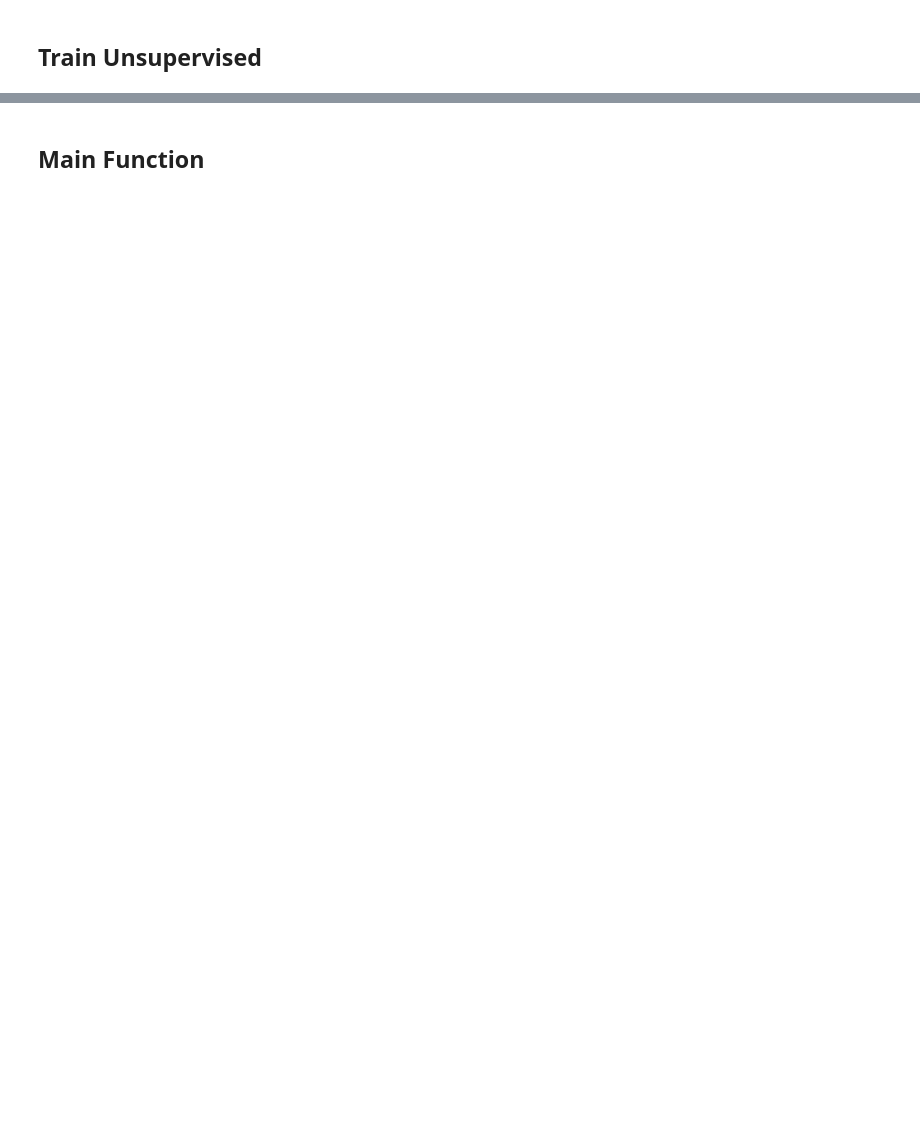
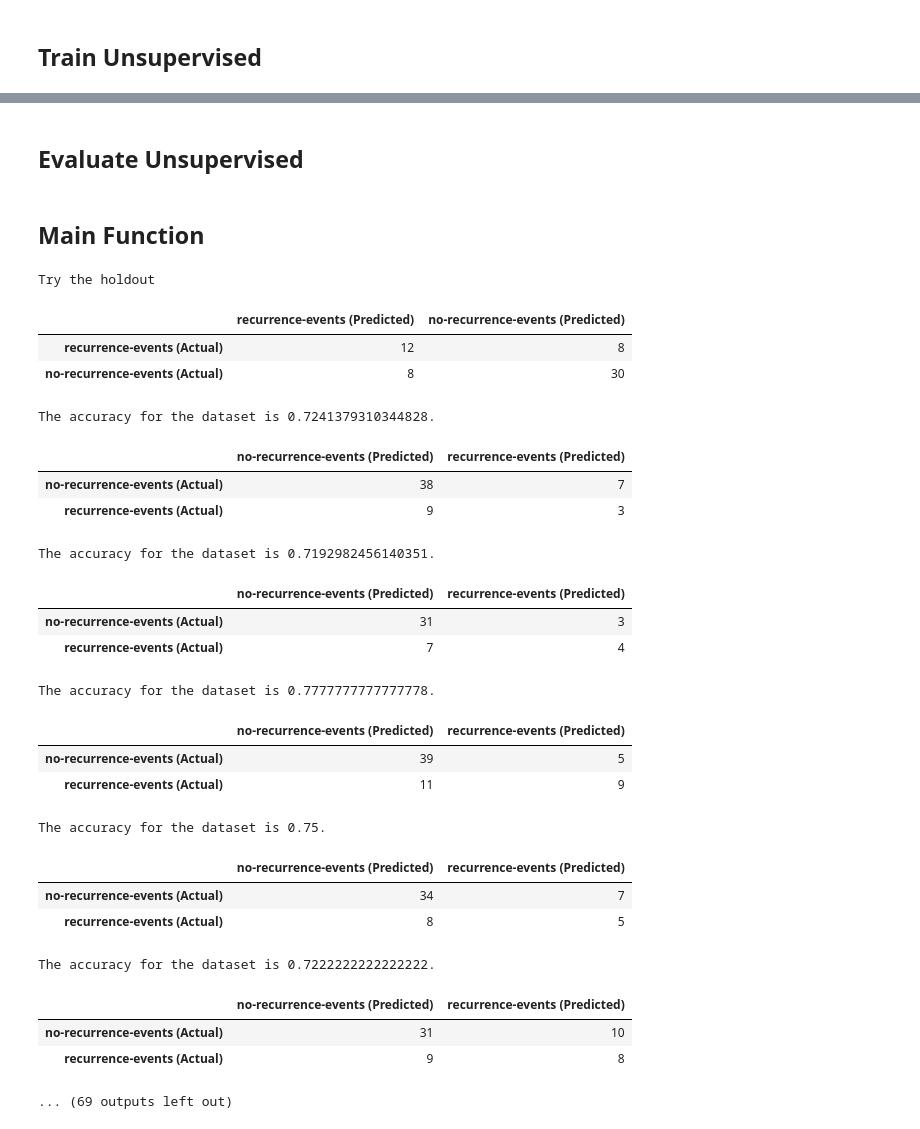
Before and after one commit to maleakhiw/Naive-Bayes-Algorithm, a Jupyter notebook: new-project.ipynb, the cells around one changed output, grey strips where cells are left out. Drawn from its saved outputs; the diff is of its cells as text; code cells hidden in the pictures; blank space fills up the shorter version.

```diff
--- a/new-project.ipynb
+++ b/new-project.ipynb
@@ -174,16 +145,13 @@ def evaluateSup(testSet, predictedClasses):
     return correct / len(trueClass)
 # %%
 '''
-Create confusion matrix for supervised
+Create confusion matrix for supervised and unsupervised
 @param trueClass = true class result array
 @param predictedClasses = prediction classes array
 @param classes = possible unique classes
 @return confusionMatrix = confusion matrix
 '''
-def createConfusionMatrixSup(trueClass, predictedClasses, classes):
-    '''
-    builds a confusion matrix for unsupervised evaluation
-    '''
+def createConfusionMatrix(trueClass, predictedClasses, classes):
     if len(trueClass) != len(predictedClasses):
         print('Error: Class length')
         return
@@ -360,0 +333,2 @@ def evaluateUnsup(trueClass, predictedClasses, classes, flag):
+# %% [markdown]
+## Evaluate Unsupervised
@@ -366,42 +354,68 @@ Used mainly in holdout method to average 10 holdout
 @param func = function that will be run
 @param desc = description of experiment
 @param flag = if true not split else split (default = split)
-@param flag_print = true print, false otherwise
+@param flagPrint = true print, false otherwise
 '''
-def sample_experiment(func, desc, flag, flag_print):
+def sampleExperiment(func, desc, flag, flagPrint):
     RUNS = 10
     print(desc)  # description of experiment
 
     for d in DATASETS:
         avgMeasure = 0
-        for i in range(RUNS): avgMeasure += func(d, flag, flag_print)
+        for i in range(RUNS): avgMeasure += func(d, flag, flagPrint)
         print('{} | Avg. Measure: {}'.format(d, avgMeasure / RUNS))
 # %%
 '''
 Main function for supervised to be run across a dataset
 @param data = dataset used to run
 @param flag = if true not split else split (default = split)
-@param flag_print = true print, false otherwise
+@param flagPrint = true print, false otherwise
 @return accuracy = accuracy of the data
 '''
-def mainSup(data, flag=False, flag_print=True):
+def mainSup(data, flag=False, flagPrint=True):
     # If true (don't split), false split
     trainSet, testSet = preprocessSup(data, flag)
 
     priorProb, posteriorProb = trainSup(trainSet)
     predictedClasses = predictSup(testSet, priorProb, posteriorProb)
     accuracy = evaluateSup(testSet, predictedClasses)
-    confusion_matrix = createConfusionMatrixSup(testSet.iloc[:,-1].tolist(), predictedClasses, testSet.iloc[:, -1].unique())
+    confusionMatrix = createConfusionMatrix(testSet.iloc[:,-1].tolist(), predictedClasses, testSet.iloc[:, -1].unique())
 
-    if (flag_print):
-        display(confusion_matrix)
-        print("\nThe accuracy for the dataset is {}.".format(accuracy))
+    if (flagPrint):
+        display(confusionMatrix)
+        print("\nThe accuracy for the dataset is {}.\n\n".format(accuracy))
 
     # Return accuracy
     return accuracy
-# accuracyTester = mainSup(DATASET4, True)
-# sample_experiment(mainSup, "Try the holdout", False, False)
-# mainSup(DATASET4, True, False)
+
+# Run the sampleExperiment and mainSup
+sampleExperiment(mainSup, "Try the holdout", False, True)
+# %% [output]
+Try the holdout
+|  | recurrence-events (Predicted) | no-recurrence-events (Predicted) |
+| recurrence-events (Actual) | 12 | 8 |
+| no-recurrence-events (Actual) | 8 | 30 |
+The accuracy for the dataset is 0.7241379310344828.
+|  | no-recurrence-events (Predicted) | recurrence-events (Predicted) |
+| no-recurrence-events (Actual) | 38 | 7 |
+| recurrence-events (Actual) | 9 | 3 |
+The accuracy for the dataset is 0.7192982456140351.
+|  | no-recurrence-events (Predicted) | recurrence-events (Predicted) |
+| no-recurrence-events (Actual) | 31 | 3 |
+| recurrence-events (Actual) | 7 | 4 |
+The accuracy for the dataset is 0.7777777777777778.
+|  | no-recurrence-events (Predicted) | recurrence-events (Predicted) |
+| no-recurrence-events (Actual) | 39 | 5 |
+| recurrence-events (Actual) | 11 | 9 |
+The accuracy for the dataset is 0.75.
+|  | no-recurrence-events (Predicted) | recurrence-events (Predicted) |
+| no-recurrence-events (Actual) | 34 | 7 |
+| recurrence-events (Actual) | 8 | 5 |
+The accuracy for the dataset is 0.7222222222222222.
+|  | no-recurrence-events (Predicted) | recurrence-events (Predicted) |
+| no-recurrence-events (Actual) | 31 | 10 |
+| recurrence-events (Actual) | 9 | 8 |
+... (69 outputs left out)
 # %%
 '''
 Used to answer question 3, using holdout and no holdout
```
Also changed, not shown: parts of 16 cells of this notebook, 1 other file.
